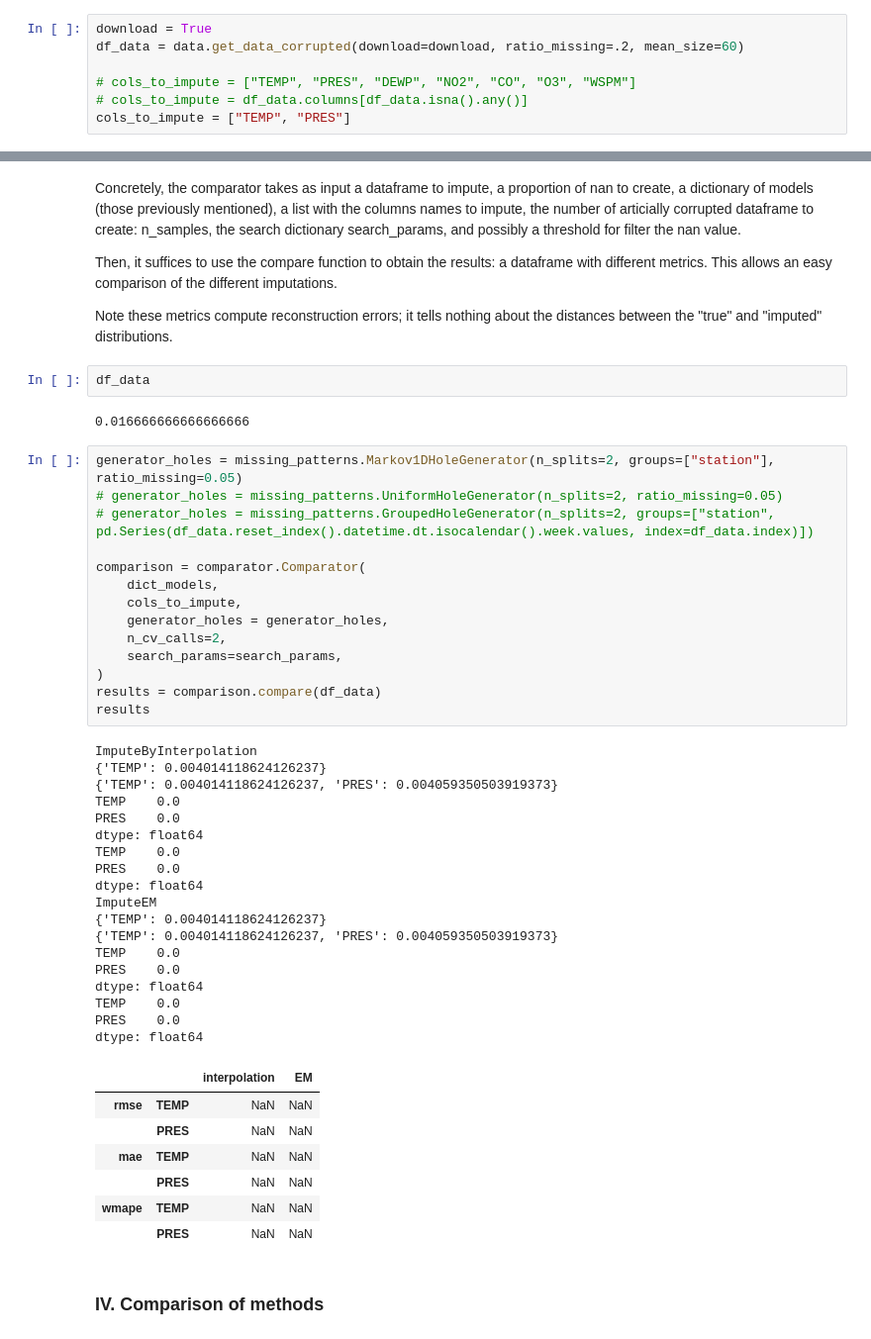
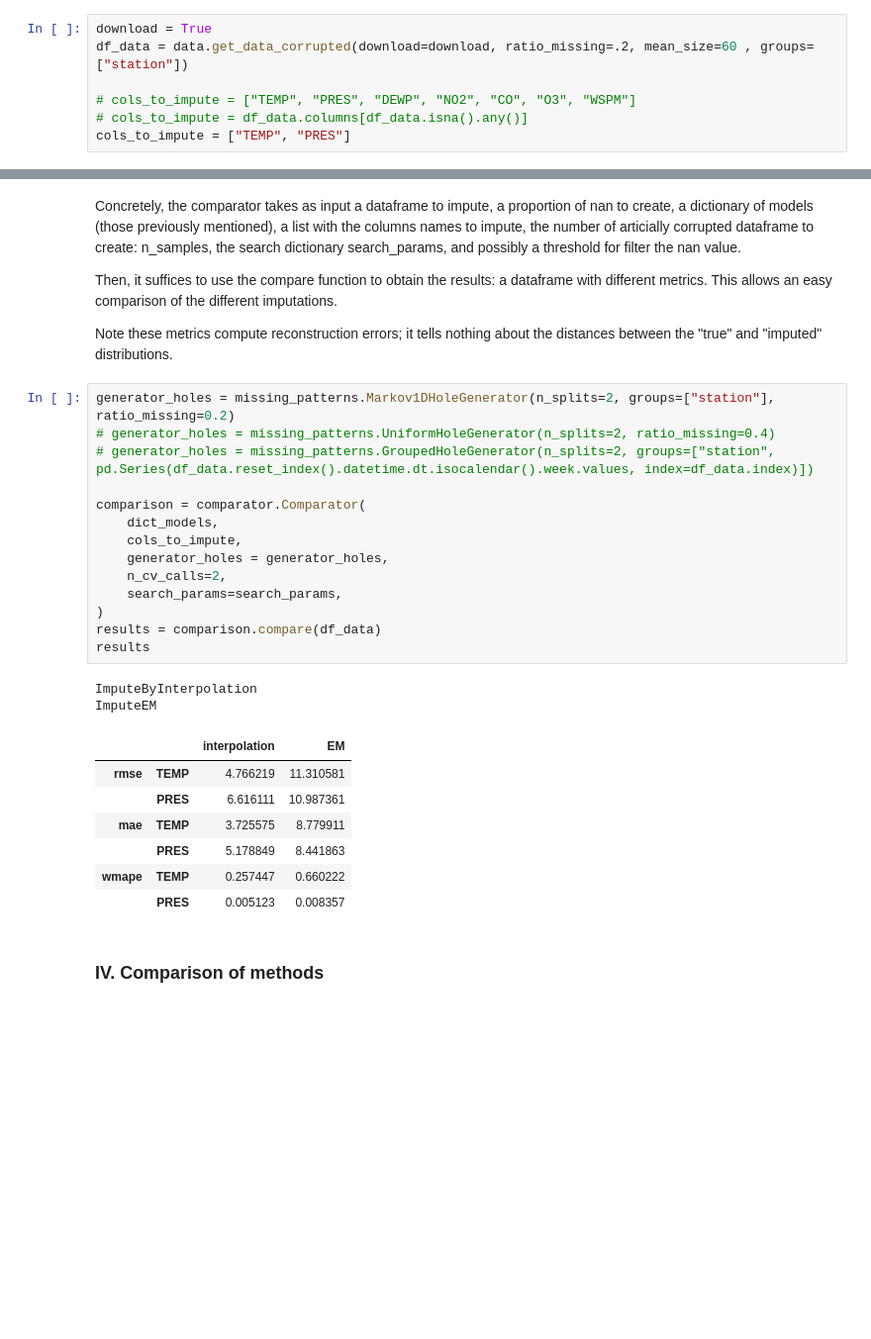
Before and after one commit to scikit-learn-contrib/qolmat, a Jupyter notebook: qolmat/notebooks/benchmark.ipynb, the cells around one changed output, grey strips where cells are left out. Shown at 99% size. Saved outputs shown, nothing was run; the diff lists cells and outputs as text; blank space fills up the shorter version.

```diff
--- a/qolmat/notebooks/benchmark.ipynb
+++ b/qolmat/notebooks/benchmark.ipynb
@@ -51,7 +51,7 @@ df["Sales"] = df['Sales'].astype(float)
 cols_to_impute = ["Sales"]
 # %%
 download = True
-df_data = data.get_data_corrupted(download=download, ratio_missing=.2, mean_size=60)
+df_data = data.get_data_corrupted(download=download, ratio_missing=.2, mean_size=60 , groups=["station"])
 
 # cols_to_impute = ["TEMP", "PRES", "DEWP", "NO2", "CO", "O3", "WSPM"]
 # cols_to_impute = df_data.columns[df_data.isna().any()]
@@ -146,50 +203,30 @@ Then, it suffices to use the compare function to obtain the results: a dataframe
 This allows an easy comparison of the different imputations.
 
 Note these metrics compute reconstruction errors; it tells nothing about the distances between the "true" and "imputed" distributions.
-# %%
-df_data
-# %% [output]
-0.016666666666666666
 # %%
-generator_holes = missing_patterns.Markov1DHoleGenerator(n_splits=2, groups=["station"], ratio_missing=0.05)
-# generator_holes = missing_patterns.UniformHoleGenerator(n_splits=2, ratio_missing=0.05)
+generator_holes = missing_patterns.Markov1DHoleGenerator(n_splits=2, groups=["station"], ratio_missing=0.2)
+# generator_holes = missing_patterns.UniformHoleGenerator(n_splits=2, ratio_missing=0.4)
 # generator_holes = missing_patterns.GroupedHoleGenerator(n_splits=2, groups=["station", pd.Series(df_data.reset_index().datetime.dt.isocalendar().week.values, index=df_data.index)])
 
 comparison = comparator.Comparator(
     dict_models,
     cols_to_impute,
     generator_holes = generator_holes,
     n_cv_calls=2,
     search_params=search_params,
 )
 results = comparison.compare(df_data)
 results
 # %% [output]
 ImputeByInterpolation
-{'TEMP': 0.004014118624126237}
-{'TEMP': 0.004014118624126237, 'PRES': 0.004059350503919373}
-TEMP    0.0
-PRES    0.0
-dtype: float64
-TEMP    0.0
-PRES    0.0
-dtype: float64
 ImputeEM
-{'TEMP': 0.004014118624126237}
-{'TEMP': 0.004014118624126237, 'PRES': 0.004059350503919373}
-TEMP    0.0
-PRES    0.0
-dtype: float64
-TEMP    0.0
-PRES    0.0
-dtype: float64
 |  |  | interpolation | EM |
-| rmse | TEMP | NaN | NaN |
-|  | PRES | NaN | NaN |
-| mae | TEMP | NaN | NaN |
-|  | PRES | NaN | NaN |
-| wmape | TEMP | NaN | NaN |
-|  | PRES | NaN | NaN |
+| rmse | TEMP | 4.766219 | 11.310581 |
+|  | PRES | 6.616111 | 10.987361 |
+| mae | TEMP | 3.725575 | 8.779911 |
+|  | PRES | 5.178849 | 8.441863 |
+| wmape | TEMP | 0.257447 | 0.660222 |
+|  | PRES | 0.005123 | 0.008357 |
 # %% [markdown]
 ### **IV. Comparison of methods**
 # %% [markdown]
```
Also changed, not shown: parts of 8 cells of this notebook, 3 other files.
